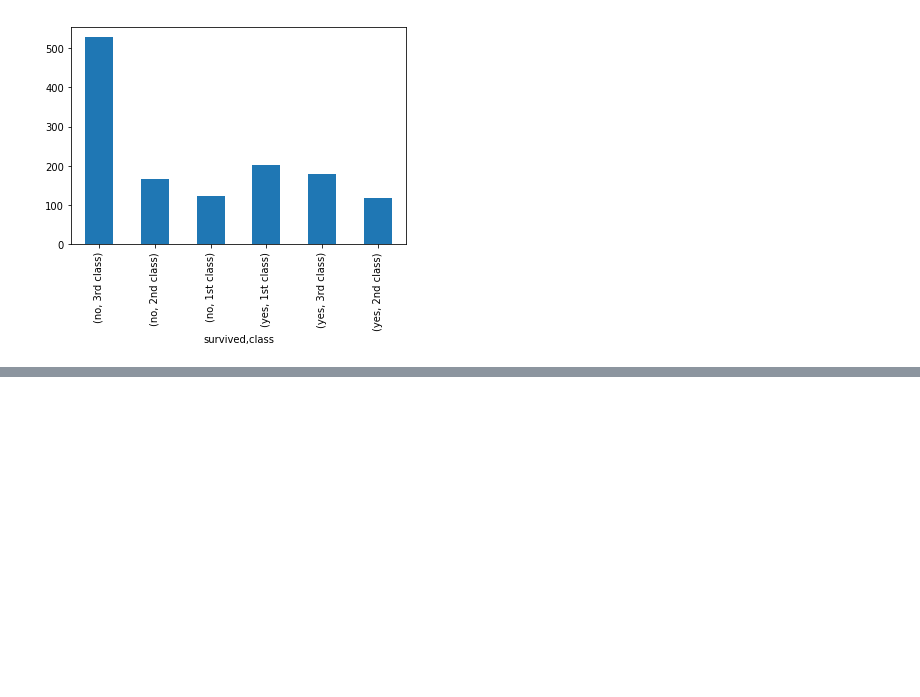
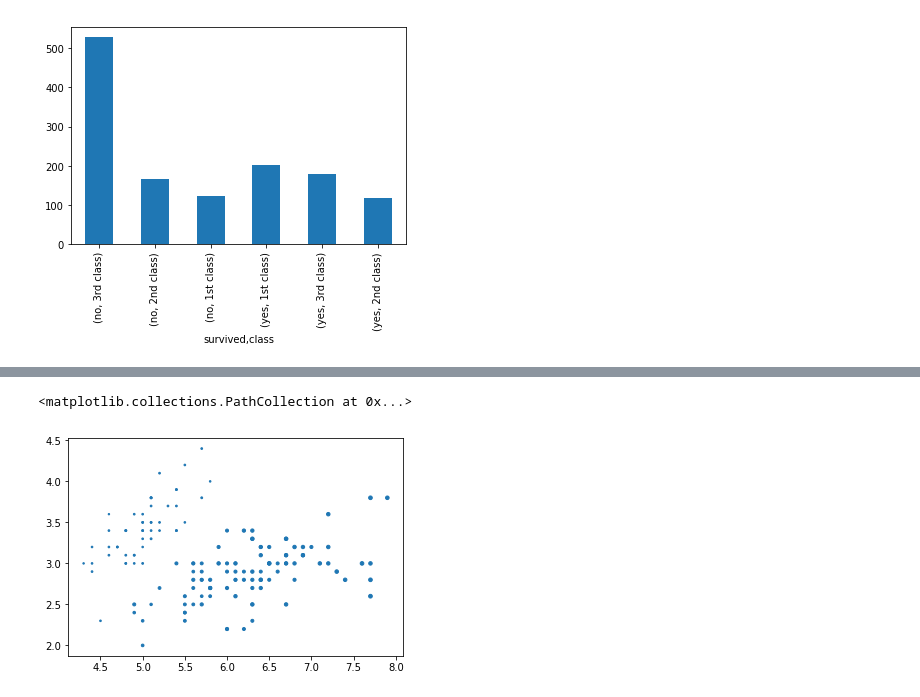
Before and after one commit to lucascarrafa/python_datascience, a Jupyter notebook: pandas_pt3.ipynb, the cells around one changed output, grey strips where cells are left out. Saved outputs shown, nothing was run; the diff lists cells and outputs as text; code cells hidden in the pictures; blank space fills up the shorter version.

```diff
--- a/pandas_pt3.ipynb
+++ b/pandas_pt3.ipynb
@@ -472,0 +496,2 @@ titanic.groupby('survived')['class'].value_counts().plot(kind='bar')
+# %%
+iris = pydataset.data('iris')
@@ -472,0 +507,5 @@ titanic.groupby('survived')['class'].value_counts().plot(kind='bar')
+# %%
+plt.scatter(iris['Sepal.Length'],iris['Sepal.Width'],sizes=2*iris['Petal.Length'])
+# %% [output]
+<matplotlib.collections.PathCollection at 0x...>
+[figure, added]
```
Also changed, not shown: parts of 15 cells of this notebook, 1 other file.
